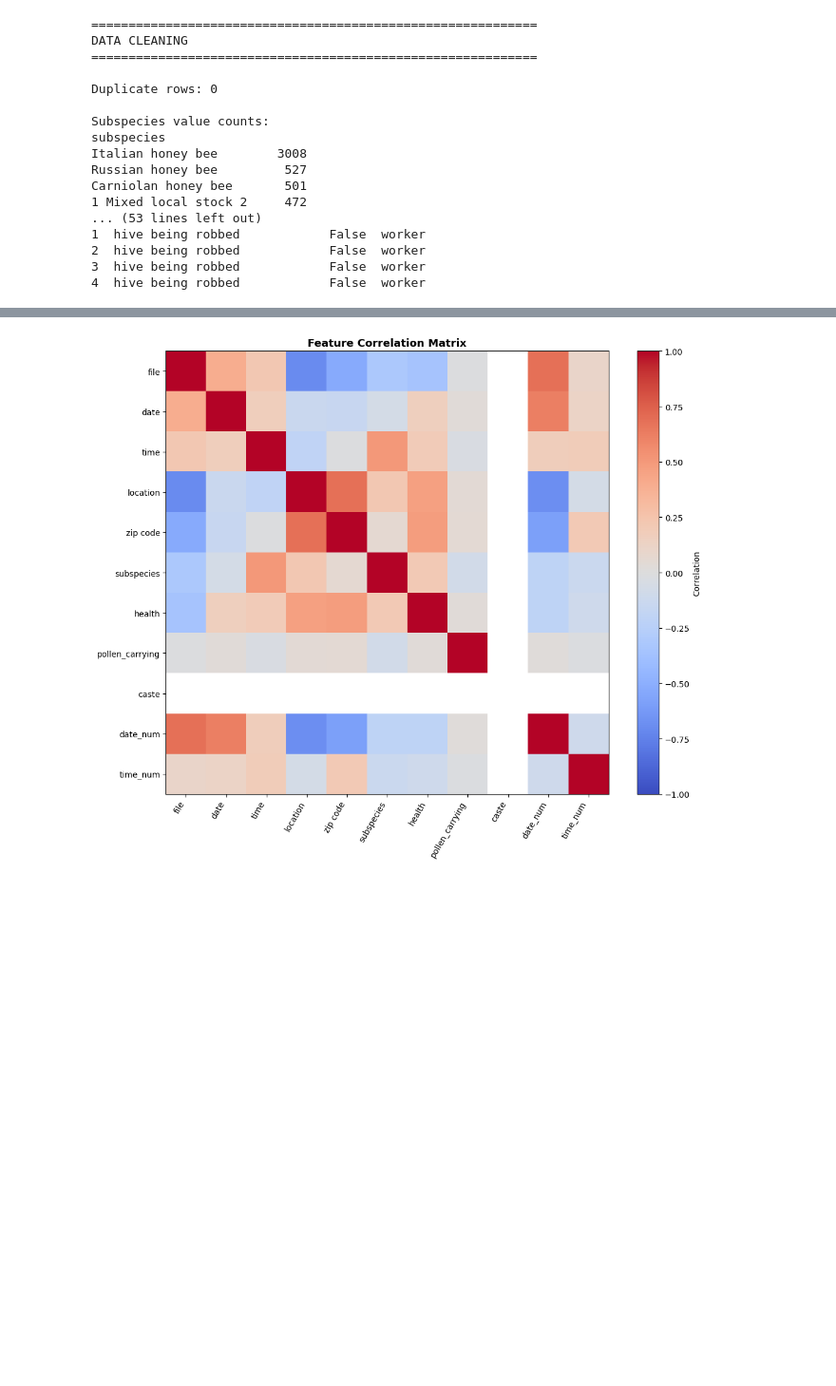
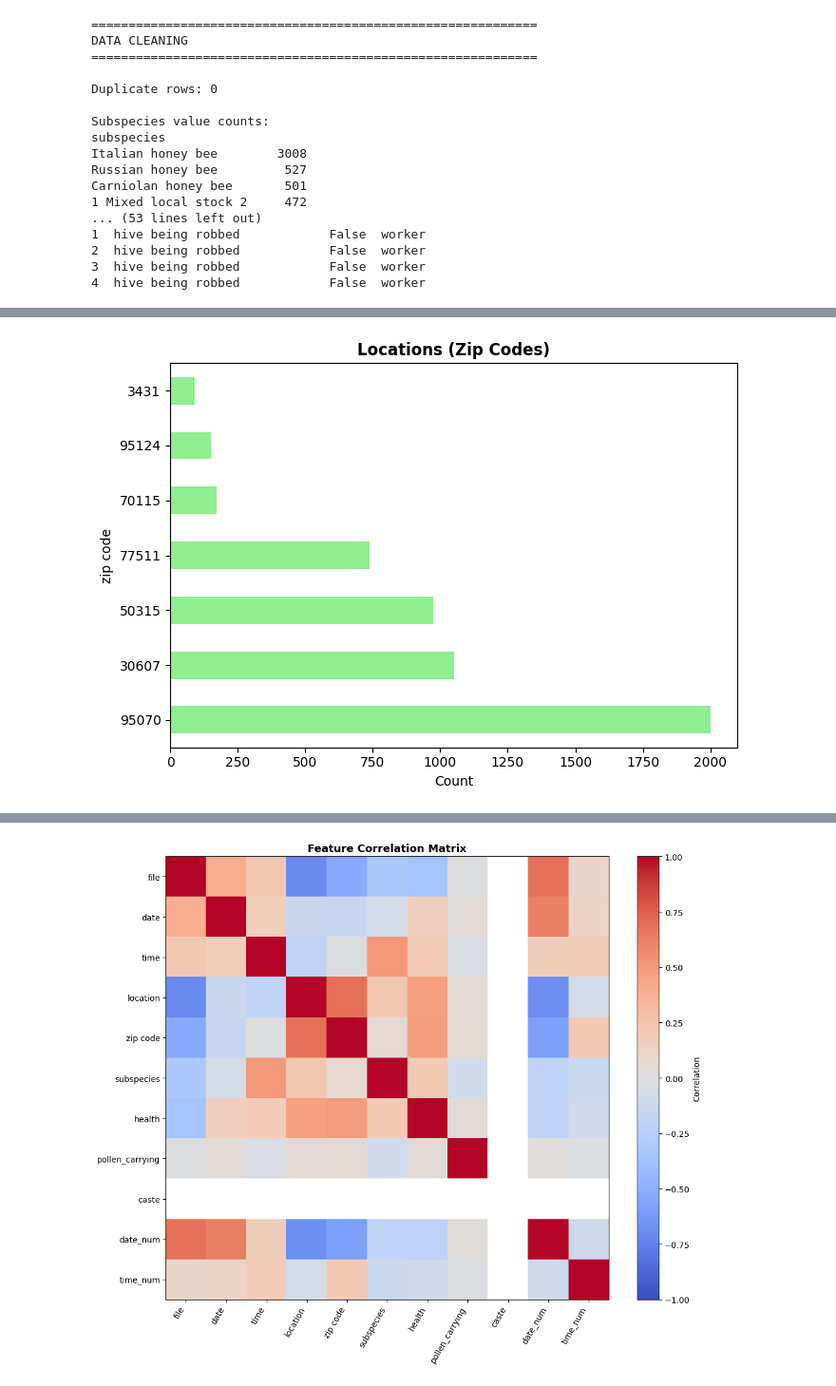
Before and after one commit to MarioP03/beeproject-cnn, a Jupyter notebook: notebooks/exploratory.ipynb, the cells around one changed output, grey strips where cells are left out. Shown at 95% size. Saved outputs shown, nothing was run; the diff lists cells and outputs as text; code cells hidden in the pictures; blank space fills up the shorter version.

```diff
--- a/notebooks/exploratory.ipynb
+++ b/notebooks/exploratory.ipynb
@@ -195,0 +178,10 @@ plt.show()
+# %%
+# Plot 3: Location Distribution
+plt.figure(figsize=(7, 5))
+bee_data['zip code'].value_counts().head(10).plot(kind='barh', color='lightgreen')
+plt.title('Locations (Zip Codes)', fontsize=12, fontweight='bold')
+plt.xlabel('Count')
+plt.tight_layout()
+plt.show()
+# %% [output]
+[figure, added]
```
Also changed, not shown: parts of 16 cells of this notebook, 1 other file.
